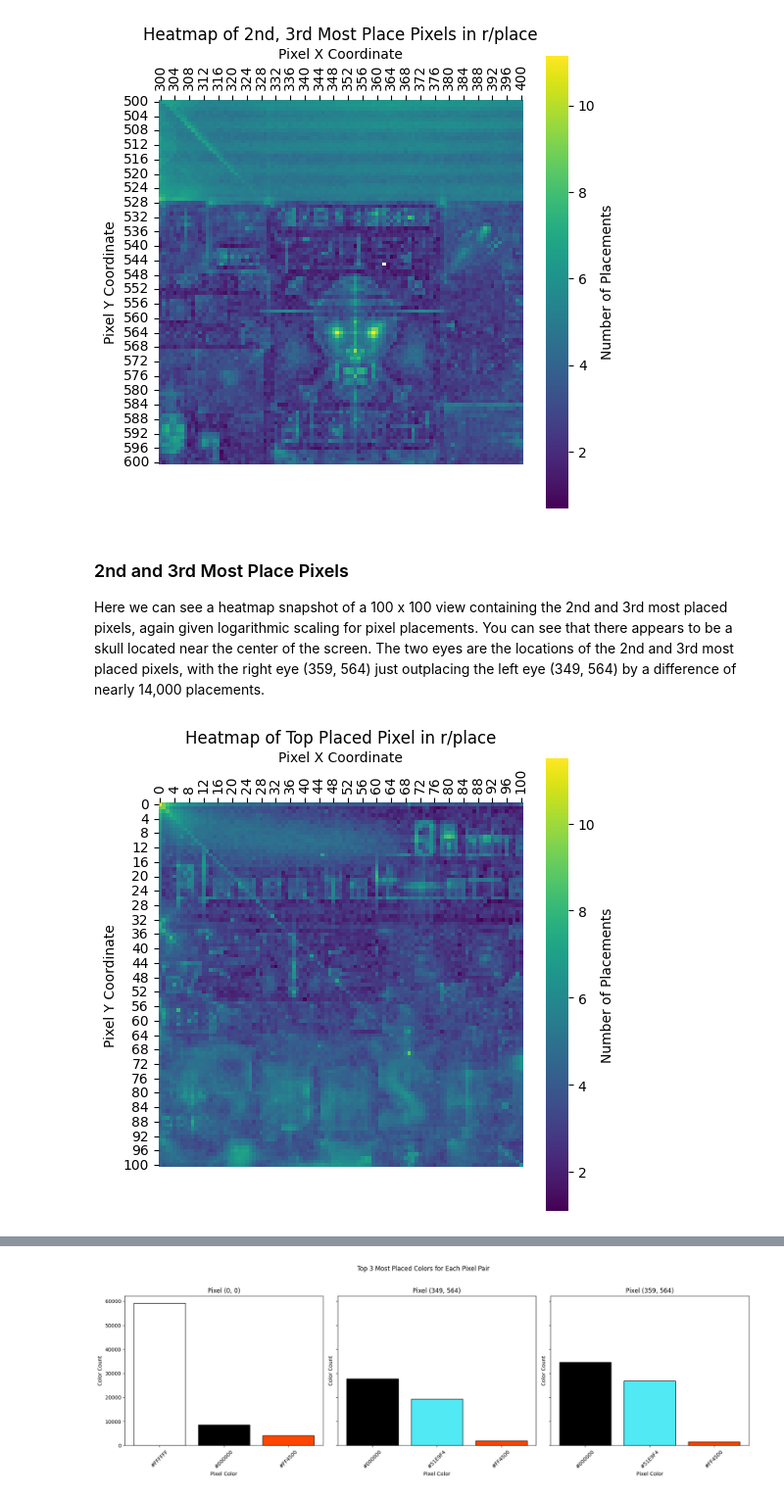
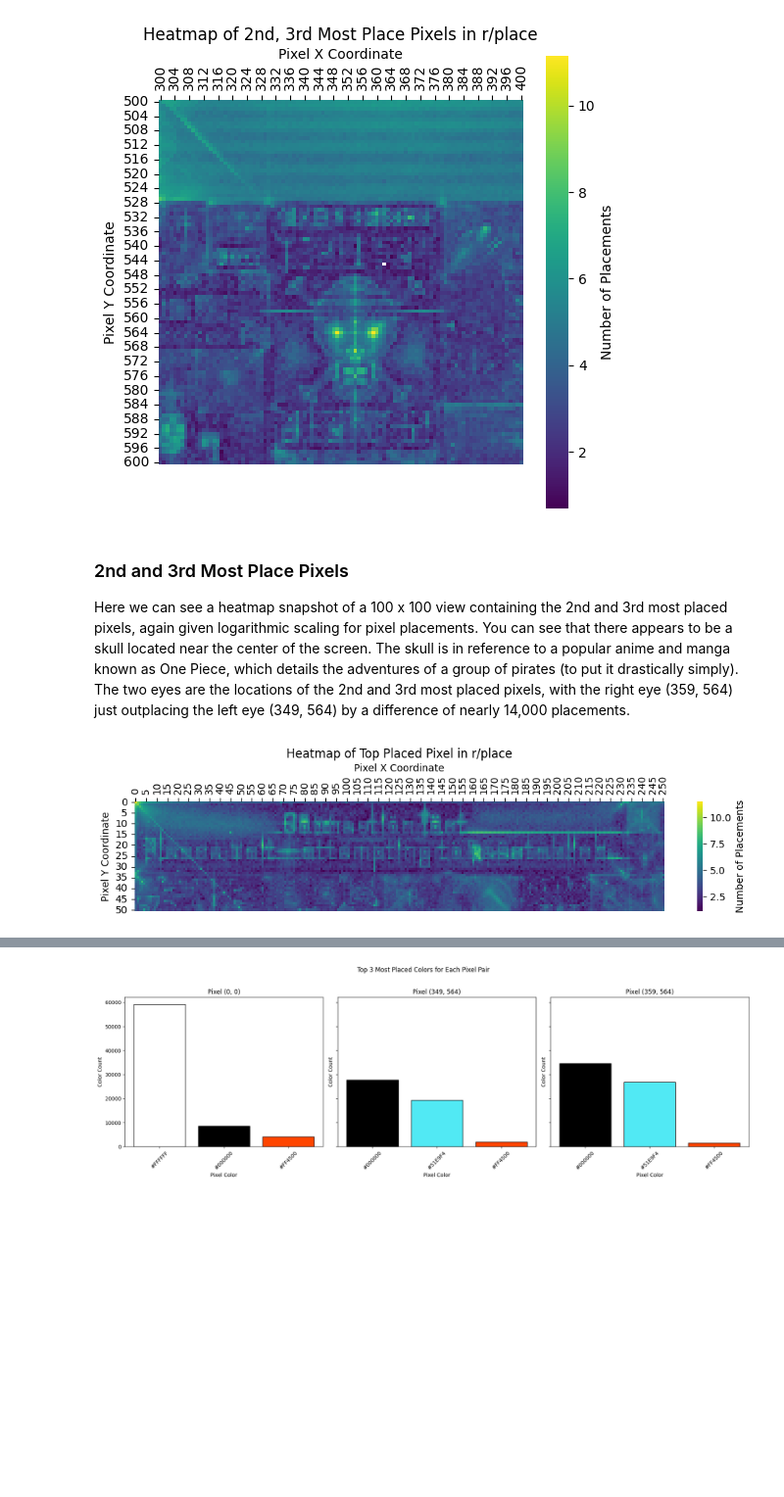
Before and after one commit to eswenke/analysis, a Jupyter notebook: week4/most_placed.ipynb, the cells around one changed output, grey strips where cells are left out. Shown at 98% size. Cells and saved outputs as stored; diff of their text form; code cells hidden in the pictures; blank space fills up the shorter version.

```diff
--- a/week4/most_placed.ipynb
+++ b/week4/most_placed.ipynb
@@ -25,7 +25,7 @@ filtered_pixel_data = ddb.sql(f"""
 zero_zero_data = ddb.sql(f"""
     SELECT x, y, count
     FROM pixel_data
-    WHERE x <= 100 AND  y <= 100
+    WHERE x <= 250 AND  y <= 50
 """).fetchdf()
 
 # print(pixel_data[:3])
@@ -117,37 +117,37 @@ plt.show()
 [figure]
 # %% [markdown]
 ### 2nd and 3rd Most Place Pixels
-Here we can see a heatmap snapshot of a 100 x 100 view containing the 2nd and 3rd most placed pixels, again given logarithmic scaling for pixel placements. You can see that there appears to be a skull located near the center of the screen. The two eyes are the locations of the 2nd and 3rd most placed pixels, with the right eye (359, 564) just outplacing the left eye (349, 564) by a difference of nearly 14,000 placements.
+Here we can see a heatmap snapshot of a 100 x 100 view containing the 2nd and 3rd most placed pixels, again given logarithmic scaling for pixel placements. You can see that there appears to be a skull located near the center of the screen. The skull is in reference to a popular anime and manga known as One Piece, which details the adventures of a group of pirates (to put it drastically simply). The two eyes are the locations of the 2nd and 3rd most placed pixels, with the right eye (359, 564) just outplacing the left eye (349, 564) by a difference of nearly 14,000 placements.
 # %%
 # Pivot the data to create a 2D matrix for the heatmap
 zero_zero_data['logcount'] = np.log1p(zero_zero_data['count'])
 heatmap_data = zero_zero_data.pivot(index='y', columns='x', values='logcount')
 
 # Set up the figure size to scale up the heatmap
-plt.figure(figsize=(6, 6))  # Adjust the size as needed for clarity
+plt.figure(figsize=(12, 2))  # Adjust the size as needed for clarity
 
 # Create the heatmap
 sns.heatmap(
     heatmap_data,
     cmap='viridis',  # Choose a colormap (e.g., 'viridis', 'plasma', 'magma')
-    square=True,     # Ensure pixels are square
+    square=False,     # Ensure pixels are square
     cbar_kws={'label': 'Number of Placements'}  # Add a color bar with a label
 )
 
 
 plt.title('Heatmap of Top Placed Pixel in r/place')
 plt.xlabel('Pixel X Coordinate')
 plt.ylabel('Pixel Y Coordinate')
 
 # Move x-axis labels to the top
 plt.gca().xaxis.set_ticks_position('top')  # Move x-axis ticks to the top
 plt.gca().xaxis.set_label_position('top')
 plt.xticks(rotation=90)
 
 
 # Show the plot
 plt.show()
 # %% [output]
-[figure, old version]
+[figure, new version]
 # %% [markdown]
 ### 1st Most Place Pixel
```
Also changed, not shown: parts of 11 cells of this notebook.
